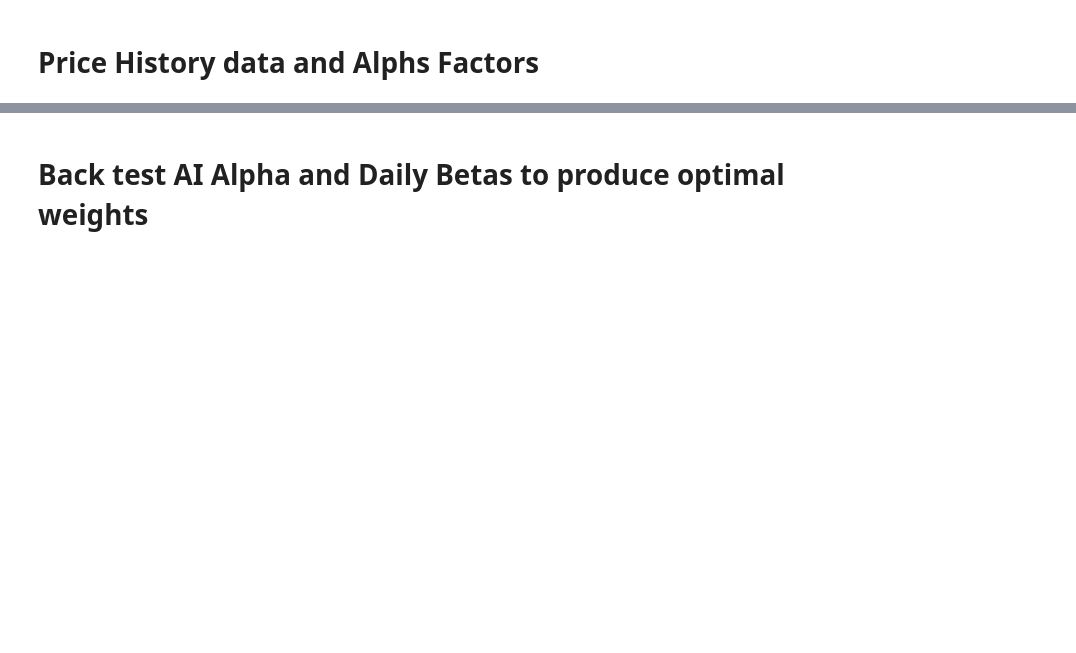
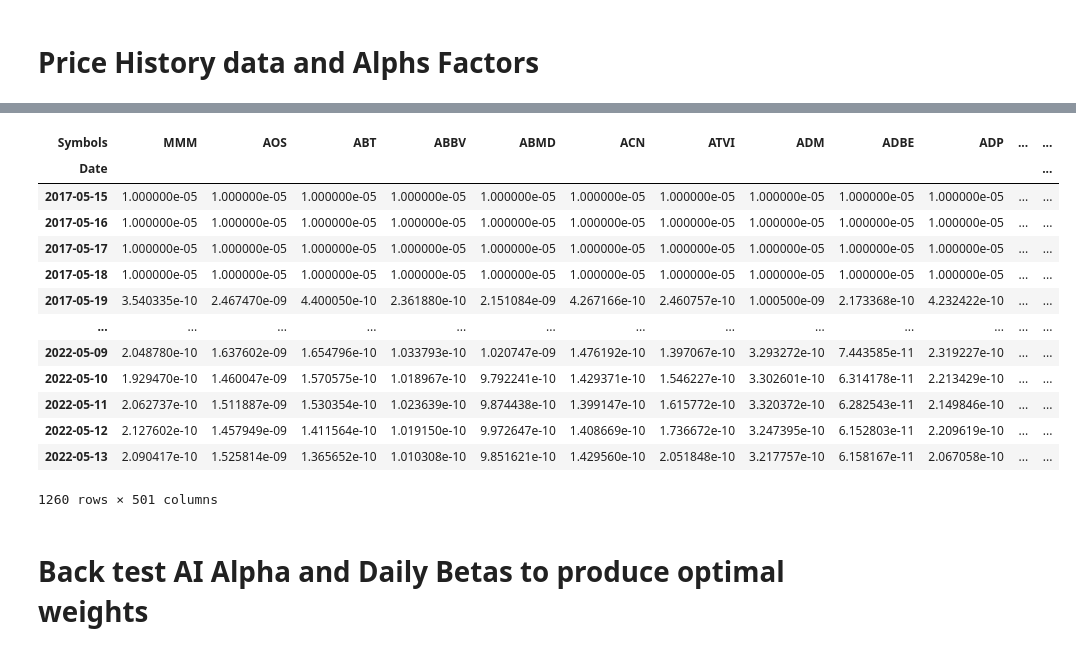
Before and after one commit to nmaiorana/svi-trading-tools, a Jupyter notebook: generate_backtest.ipynb, the cells around one changed output, grey strips where cells are left out. Saved outputs shown, nothing was run; the diff lists cells and outputs as text; code cells hidden in the pictures; blank space fills up the shorter version.

```diff
--- a/generate_backtest.ipynb
+++ b/generate_backtest.ipynb
@@ -94,0 +108,17 @@ You have 501 stocks from picing
+# %%
+get_lambda(adv)
+# %% [output]
+| Symbols | MMM | AOS | ABT | ABBV | ABMD | ACN | ATVI | ADM | ADBE | ADP | ... | ... |
+| Date |  |  |  |  |  |  |  |  |  |  |  | ... |
+| 2017-05-15 | 1.000000e-05 | 1.000000e-05 | 1.000000e-05 | 1.000000e-05 | 1.000000e-05 | 1.000000e-05 | 1.000000e-05 | 1.000000e-05 | 1.000000e-05 | 1.000000e-05 | ... | ... |
+| 2017-05-16 | 1.000000e-05 | 1.000000e-05 | 1.000000e-05 | 1.000000e-05 | 1.000000e-05 | 1.000000e-05 | 1.000000e-05 | 1.000000e-05 | 1.000000e-05 | 1.000000e-05 | ... | ... |
+| 2017-05-17 | 1.000000e-05 | 1.000000e-05 | 1.000000e-05 | 1.000000e-05 | 1.000000e-05 | 1.000000e-05 | 1.000000e-05 | 1.000000e-05 | 1.000000e-05 | 1.000000e-05 | ... | ... |
+| 2017-05-18 | 1.000000e-05 | 1.000000e-05 | 1.000000e-05 | 1.000000e-05 | 1.000000e-05 | 1.000000e-05 | 1.000000e-05 | 1.000000e-05 | 1.000000e-05 | 1.000000e-05 | ... | ... |
+| 2017-05-19 | 3.540335e-10 | 2.467470e-09 | 4.400050e-10 | 2.361880e-10 | 2.151084e-09 | 4.267166e-10 | 2.460757e-10 | 1.000500e-09 | 2.173368e-10 | 4.232422e-10 | ... | ... |
+| ... | ... | ... | ... | ... | ... | ... | ... | ... | ... | ... | ... | ... |
+| 2022-05-09 | 2.048780e-10 | 1.637602e-09 | 1.654796e-10 | 1.033793e-10 | 1.020747e-09 | 1.476192e-10 | 1.397067e-10 | 3.293272e-10 | 7.443585e-11 | 2.319227e-10 | ... | ... |
+| 2022-05-10 | 1.929470e-10 | 1.460047e-09 | 1.570575e-10 | 1.018967e-10 | 9.792241e-10 | 1.429371e-10 | 1.546227e-10 | 3.302601e-10 | 6.314178e-11 | 2.213429e-10 | ... | ... |
+| 2022-05-11 | 2.062737e-10 | 1.511887e-09 | 1.530354e-10 | 1.023639e-10 | 9.874438e-10 | 1.399147e-10 | 1.615772e-10 | 3.320372e-10 | 6.282543e-11 | 2.149846e-10 | ... | ... |
+| 2022-05-12 | 2.127602e-10 | 1.457949e-09 | 1.411564e-10 | 1.019150e-10 | 9.972647e-10 | 1.408669e-10 | 1.736672e-10 | 3.247395e-10 | 6.152803e-11 | 2.209619e-10 | ... | ... |
+| 2022-05-13 | 2.090417e-10 | 1.525814e-09 | 1.365652e-10 | 1.010308e-10 | 9.851621e-10 | 1.429560e-10 | 2.051848e-10 | 3.217757e-10 | 6.158167e-11 | 2.067058e-10 | ... | ... |
+1260 rows × 501 columns
```
Also changed, not shown: parts of 10 cells of this notebook, 1 other file.
